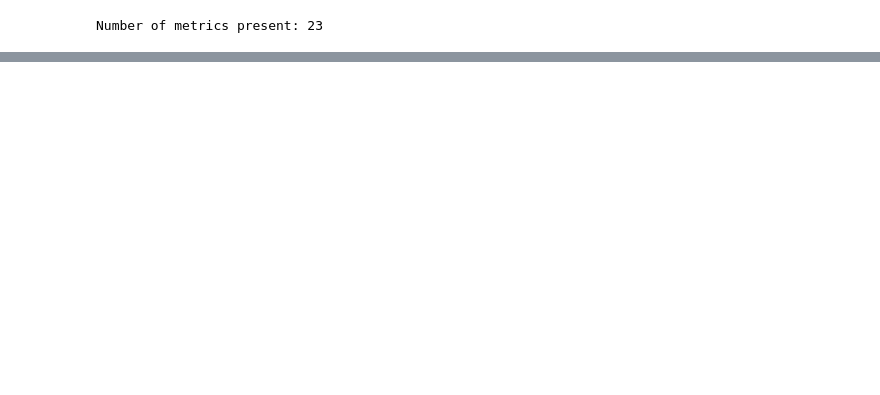
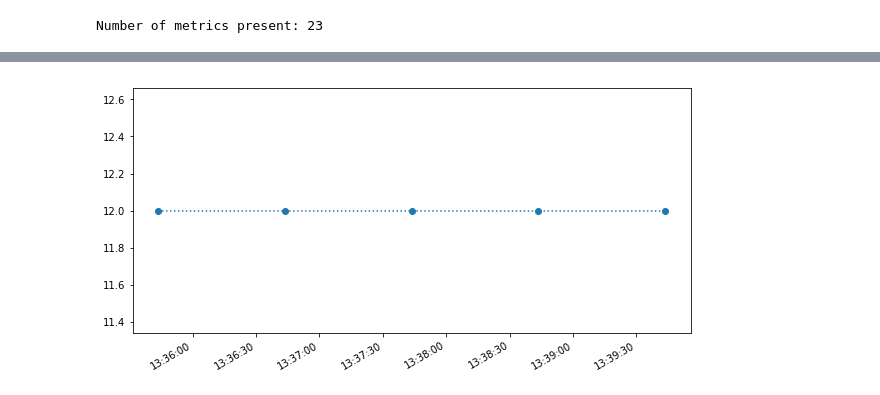
Before and after one commit to AICoE/prometheus-flatliner, a Jupyter notebook: notebooks/CollectingMetricsfromPrometheus.ipynb, the cells around one changed output, grey strips where cells are left out. Drawn from its saved outputs; the diff is of its cells as text; code cells hidden in the pictures; blank space fills up the shorter version.

```diff
--- a/notebooks/CollectingMetricsfromPrometheus.ipynb
+++ b/notebooks/CollectingMetricsfromPrometheus.ipynb
@@ -121,0 +258,4 @@ metric_values
+# %%
+metric_object_chunk_list = []
+for raw_metric in metric_data:
+    metric_object_chunk_list.append(Metric(raw_metric))
@@ -121,0 +294,4 @@ metric_values
+# %%
+metric_object_chunk_list[0].plot() # plot metric-1
+# %% [output]
+[figure, added]
```
Also changed, not shown: parts of 51 cells of this notebook.
